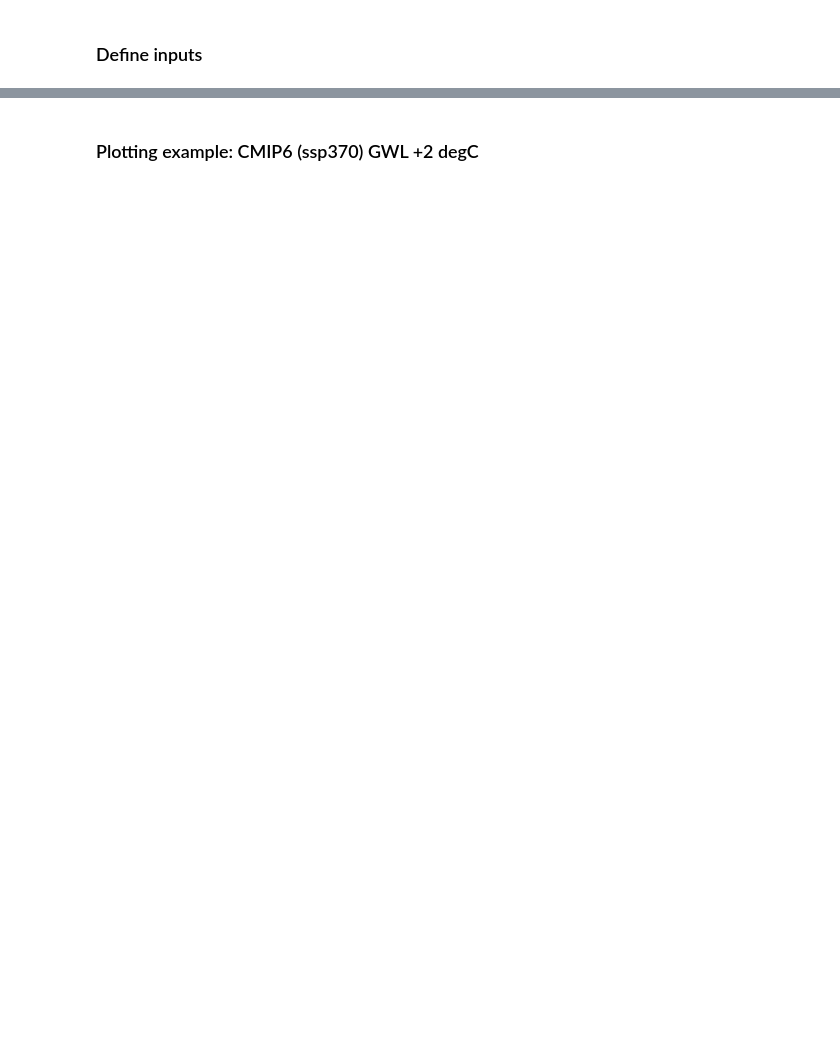
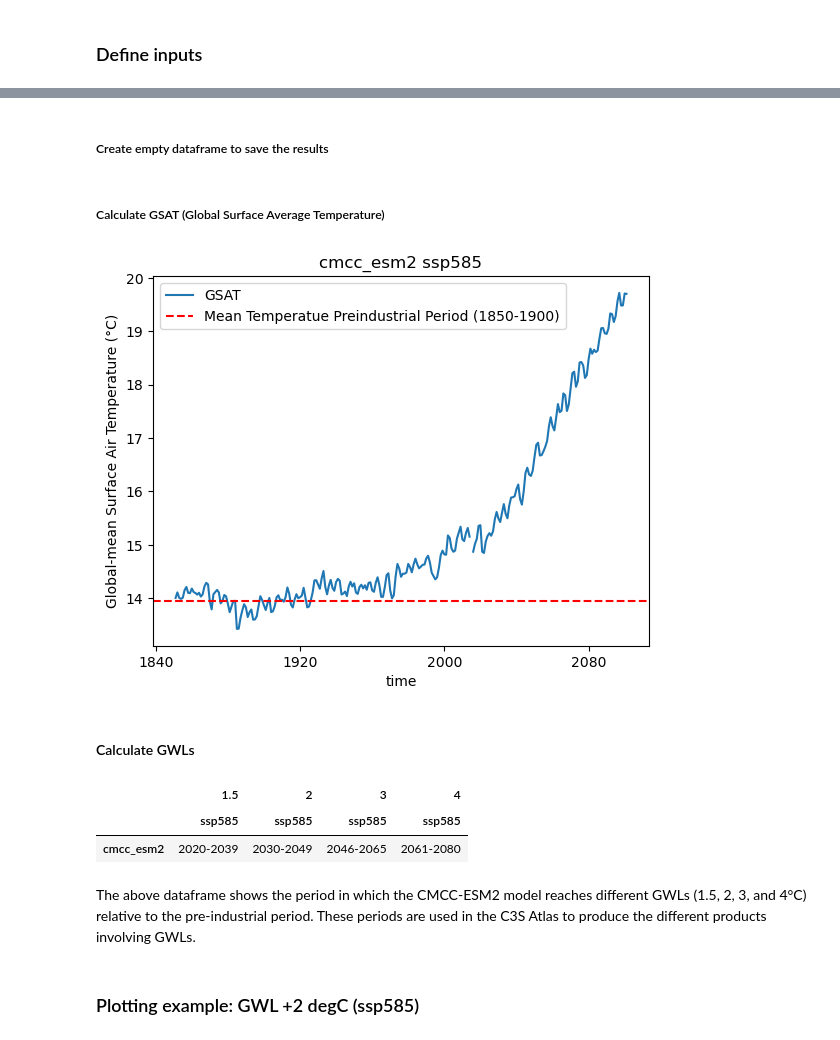
Before and after one commit to sylvainmarchi/c3s-atlas, a Jupyter notebook: book/notebooks/GWLs.ipynb, the cells around one changed output, grey strips where cells are left out. Saved outputs shown, nothing was run; the diff lists cells and outputs as text; code cells hidden in the pictures; blank space fills up the shorter version.

```diff
--- a/book/notebooks/GWLs.ipynb
+++ b/book/notebooks/GWLs.ipynb
@@ -97,8 +117,6 @@ root_dataset = './data/'
 # %%
-variable = 't'
 GWLs = ['1.5', '2', '3', '4']
-scenarios = {'CMIP6': ['ssp126', 'ssp245', 'ssp370', 'ssp585'],
-             'CMIP5': ['rcp26', 'rcp45', 'rcp85']}
 PI_period = slice('1850', '1900')
 window_width = 20
-projects = ['CMIP5', 'CMIP6']
+project = 'CMIP6'
+experiment = 'ssp585'
@@ -167,0 +126,10 @@ for project in projects:
+# %%
+# load CMIP6 files
+ds_hist = xr.open_mfdataset(
+    np.sort(glob.glob(str(file_dest_CMIP6 / "CMIP6_tas_historical_mon_*.nc"))),
+    concat_dim='time', combine='nested'
+)
+ds_sce = xr.open_mfdataset(
+    np.sort(glob.glob(str(file_dest_CMIP6 / "CMIP6_tas_ssp5_8_5_mon_*.nc"))),
+    concat_dim='time', combine='nested'
+)
@@ -167,0 +138,2 @@ for project in projects:
+# %% [markdown]
+##### Create empty dataframe to save the results
@@ -167,0 +147,22 @@ for project in projects:
+# %% [markdown]
+##### Calculate GSAT (Global Surface Average Temperature)
+# %%
+ds_hist_sce = xr.concat([ds_hist, ds_sce], dim = 'time')
+ds_hist_sce['tas'] = ds_hist_sce['tas'] - 273.15 # kelvin to degree C
+ds_hist_sce_GSAT = GSAT(ds_hist_sce)
+# %%
+# Calculate Preindustrial GSAT
+ds_PI_GSAT = ds_hist_sce_GSAT.sel(time = PI_period)
+ds_PI_GAST_mean = ds_PI_GSAT[variable].mean()
+# %%
+ds_hist_sce_GSAT[variable].plot(label='GSAT')
+plt.axhline(y=ds_PI_GAST_mean, color='r', linestyle='--',
+            label='Mean Temperatue Preindustrial Period (1850-1900)')
+plt.ylabel('Global‐mean Surface Air Temperature (°C)')
+plt.legend()
+plt.title(f"{simulation} ssp585")
+plt.show()
+# %% [output]
+[figure, added]
+# %% [markdown]
+#### Calculate GWLs
@@ -168,2 +183,10 @@ for project in projects:
+# %%
+df_GWLs
+# %% [output]
+|  | 1.5 | 2 | 3 | 4 |
+|  | ssp585 | ssp585 | ssp585 | ssp585 |
+| cmcc_esm2 | 2020-2039 | 2030-2049 | 2046-2065 | 2061-2080 |
+# %% [markdown]
+The above dataframe shows the period in which the CMCC-ESM2 model reaches different GWLs (1.5, 2, 3, and 4°C) relative to the pre-industrial period. These periods are used in the C3S Atlas to produce the different products involving GWLs.
 # %% [markdown]
-### Plotting example: CMIP6 (ssp370) GWL +2 degC
+### Plotting example: GWL +2 degC (ssp585)
```
Also changed, not shown: parts of 60 cells of this notebook, 10 other files.
